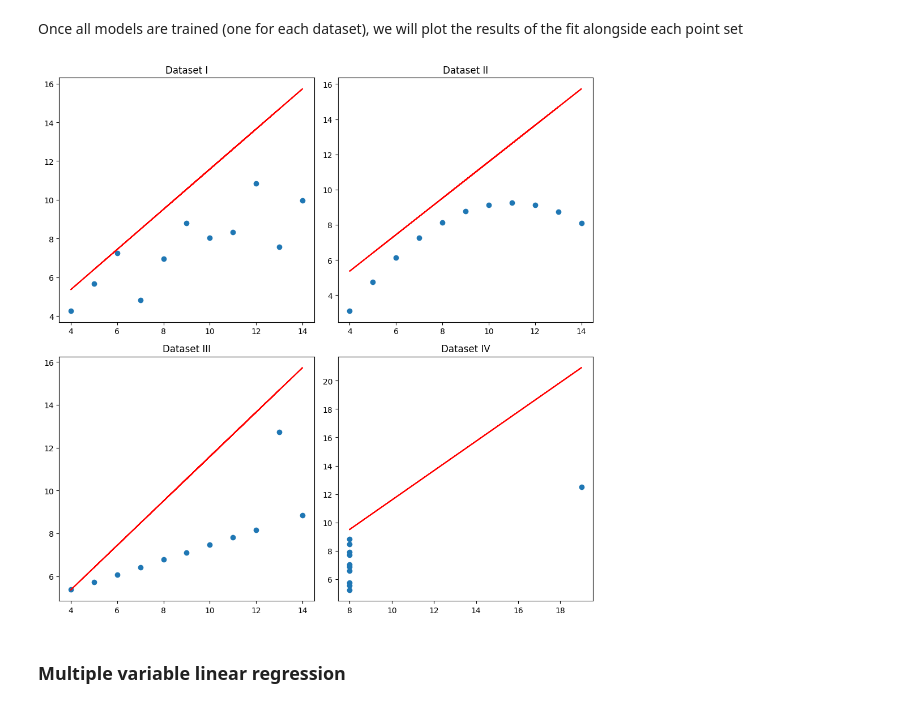
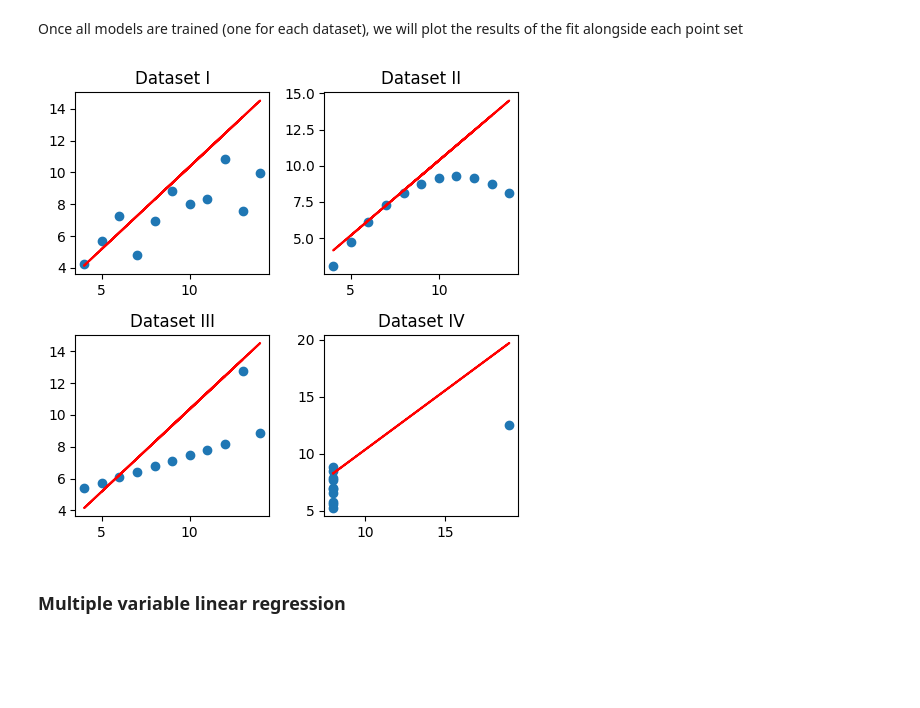
Before and after one commit to ICAI-IMAT-ML/p2-3-Juanppl2003, a Jupyter notebook: notebook/Lab_2_3_LinearRegression.ipynb, the cells around one changed output. Cells and saved outputs as stored; diff of their text form; code cells hidden in the pictures; blank space fills up the shorter version.

```diff
--- a/notebook/Lab_2_3_LinearRegression.ipynb
+++ b/notebook/Lab_2_3_LinearRegression.ipynb
@@ -96,23 +91,25 @@ Al hacer el fit de cada uno de los datasets, los valores de los interceptos y de
 Once all models are trained (one for each dataset), we will plot the results of the fit alongside each point set
 # %%
 # Visualizing the datasets with their regression lines
-fig, axs = plt.subplots(2, 2, figsize=(10, 10))
+fig, axs = plt.subplots(2, 2, figsize=(5, 5))
 axs = axs.flatten()
 
 for i, dataset in enumerate(datasets):
 
     # TODO: Select the dataset for each case
     data = anscombe[anscombe['dataset'] == dataset]
+
     axs[i].scatter(data['x'], data['y'])
 
     # TODO: Plot the data and the fit (fill the "None" value)
-    axs[i].plot(data['x'], linreg.coefficients*data['x'] + linreg.intercept , color='red')  # Regression line
+    axs[i].plot(data['x'], linreg.coefficients *data['x'], color='red')  # Regression line
     axs[i].set_title(f"Dataset {dataset}")
+
 
 plt.tight_layout()
 plt.show()
 # %% [output]
-[figure, old version]
+[figure, new version]
 # %% [markdown]
 ### Multiple variable linear regression
 # %% [markdown]
```
Also changed, not shown: parts of 2 cells of this notebook, 1 other file.
